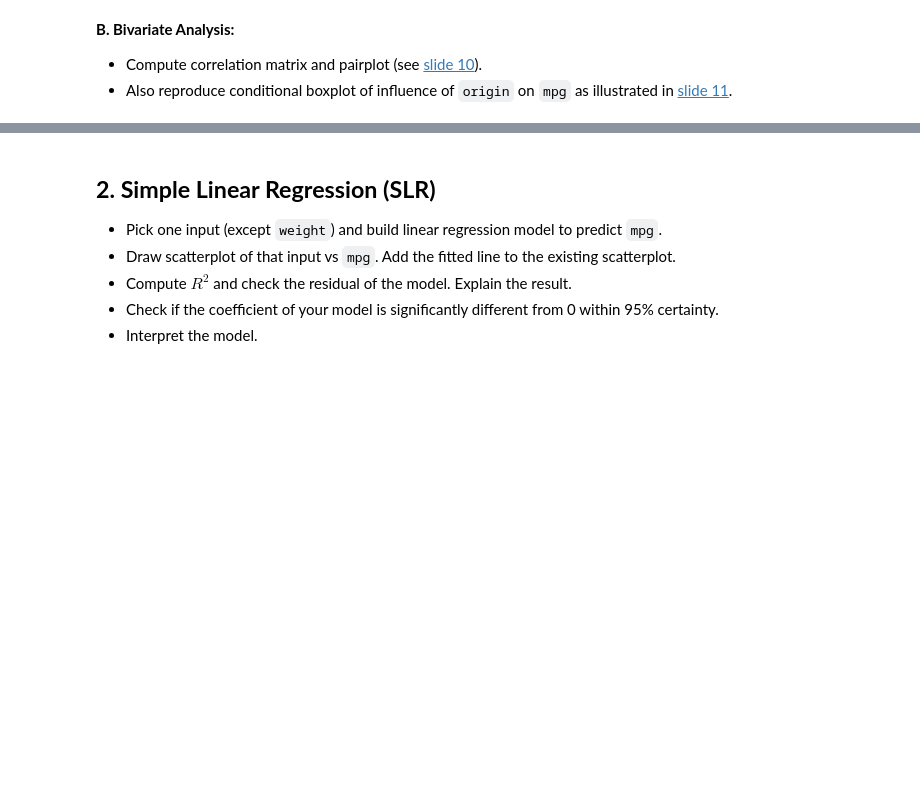
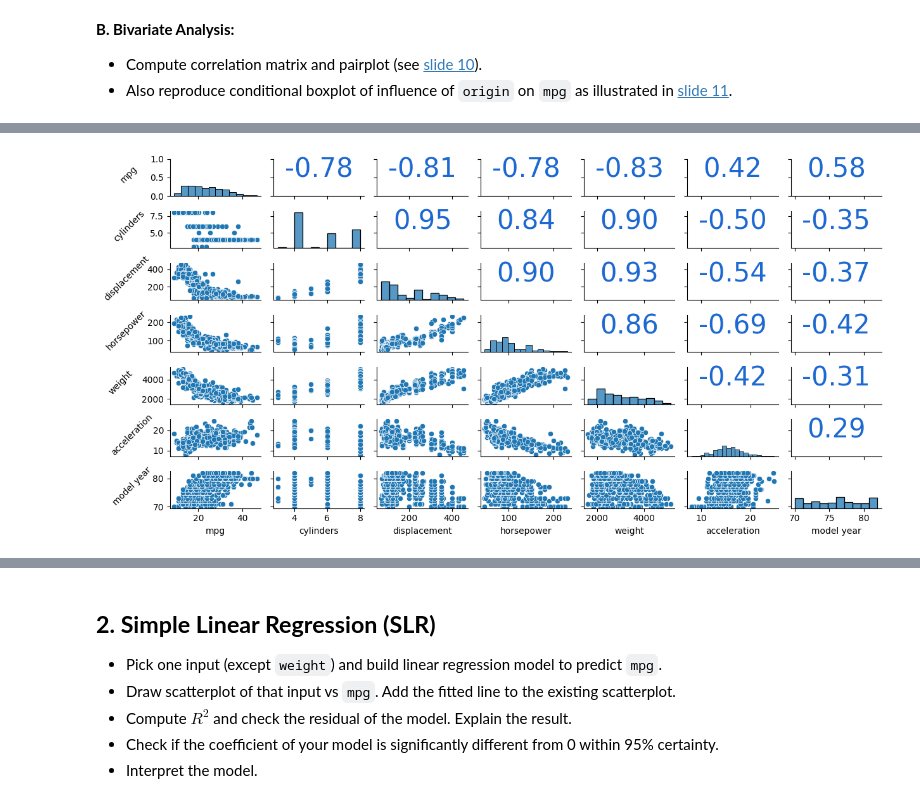
Before and after one commit to LaimengEung/inf-604-data-analysis-i-repo, a Jupyter notebook: Copy_of_Lab7_Linear_Logistic_Regression.ipynb, the cells around one changed output, grey strips where cells are left out. Saved outputs shown, nothing was run; the diff lists cells and outputs as text; code cells hidden in the pictures; blank space fills up the shorter version.

```diff
--- a/Copy_of_Lab7_Linear_Logistic_Regression.ipynb
+++ b/Copy_of_Lab7_Linear_Logistic_Regression.ipynb
@@ -53,0 +179,21 @@ Extracting files...
+# %%
+pair_grid = sns.PairGrid(data=data[quan_cols], height=0.9, aspect=2)
+
+# Map plots to the lower triangle only
+pair_grid.map_lower(sns.scatterplot)  # Scatterplots in the lower triangle
+pair_grid.map_diag(sns.histplot)      # Histograms on the diagonal
+
+# pair_plot = sns.pairplot(data=data[quan_vars], height=0.9, aspect=2.5)
+def corr_func(x, y, **kws):
+    r1 = np.corrcoef(x, y)[0, 1]
+    plt.gca().annotate(f"{r1:.2f}", xy=(0.5, 0.5),
+                       xycoords='axes fraction',
+                       ha='center', fontsize=30, color='#1d69d1')
+
+pair_grid.map_upper(corr_func)
+for ax in pair_grid.axes[:, 0]:  # Access the first column of axes (y-axis labels)
+    ax.set_ylabel(ax.get_ylabel(), rotation=45, labelpad=20)
+plt.tight_layout()
+plt.show()
+# %% [output]
+[figure, added]
```
Also changed, not shown: parts of 62 cells of this notebook.
